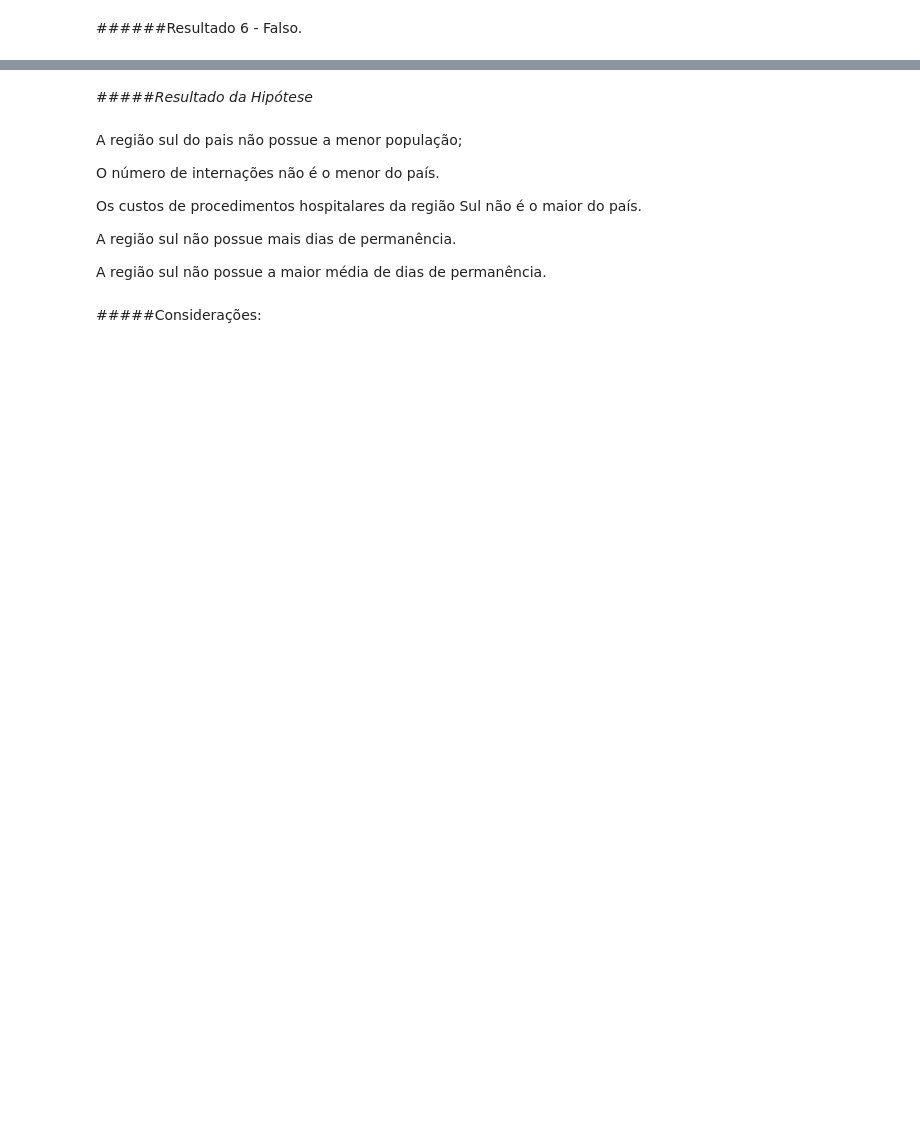
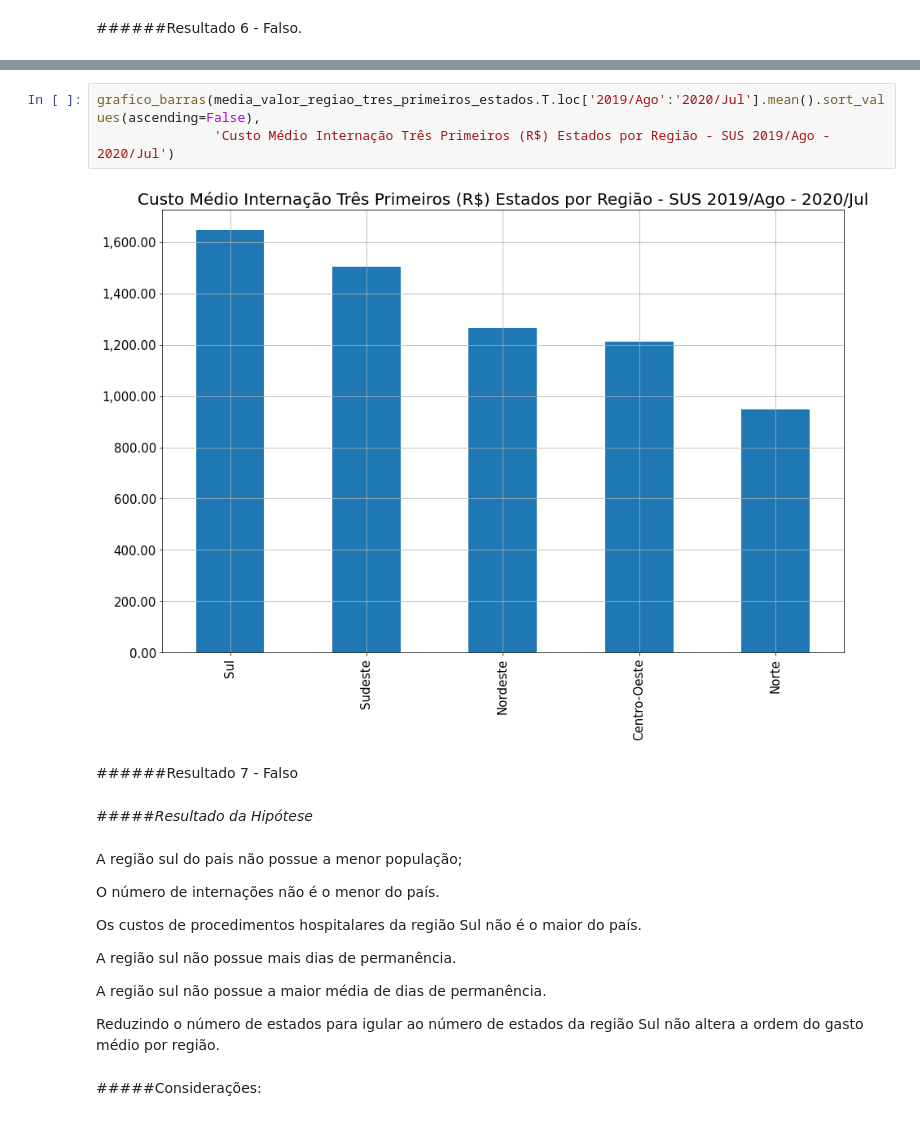
Before and after one commit to MarcosRMG/Bootcamp-Alura-Data-Science, a Jupyter notebook: Marcos_Galvão_Desafio_1.ipynb, the cells around one changed output, grey strips where cells are left out. Saved outputs shown, nothing was run; the diff lists cells and outputs as text; blank space fills up the shorter version.

```diff
--- a/Marcos_Galvão_Desafio_1.ipynb
+++ b/Marcos_Galvão_Desafio_1.ipynb
@@ -802,3 +868,10 @@ grafico_barras(media_permanencia['Total'].sort_values(ascending=False).T,
+# %%
+grafico_barras(media_valor_regiao_tres_primeiros_estados.T.loc['2019/Ago':'2020/Jul'].mean().sort_values(ascending=False),
+               'Custo Médio Internação Três Primeiros (R$) Estados por Região - SUS 2019/Ago - 2020/Jul')
+# %% [output]
+[figure, added]
+# %% [markdown]
+######Resultado 7 - Falso
 # %% [markdown]
 #####*Resultado da Hipótese*
 # %% [markdown]
@@ -811,6 +884,8 @@ Os custos de procedimentos hospitalares da região Sul não é o maior do país.
 A região sul não possue mais dias de permanência.
 
 A região sul não possue a maior média de dias de permanência.
+
+Reduzindo o número de estados para igular ao número de estados da região Sul não altera a ordem do gasto médio por região.
 # %% [markdown]
 #####Considerações:
 # %% [markdown]
```
Also changed, not shown: parts of 49 cells of this notebook.
